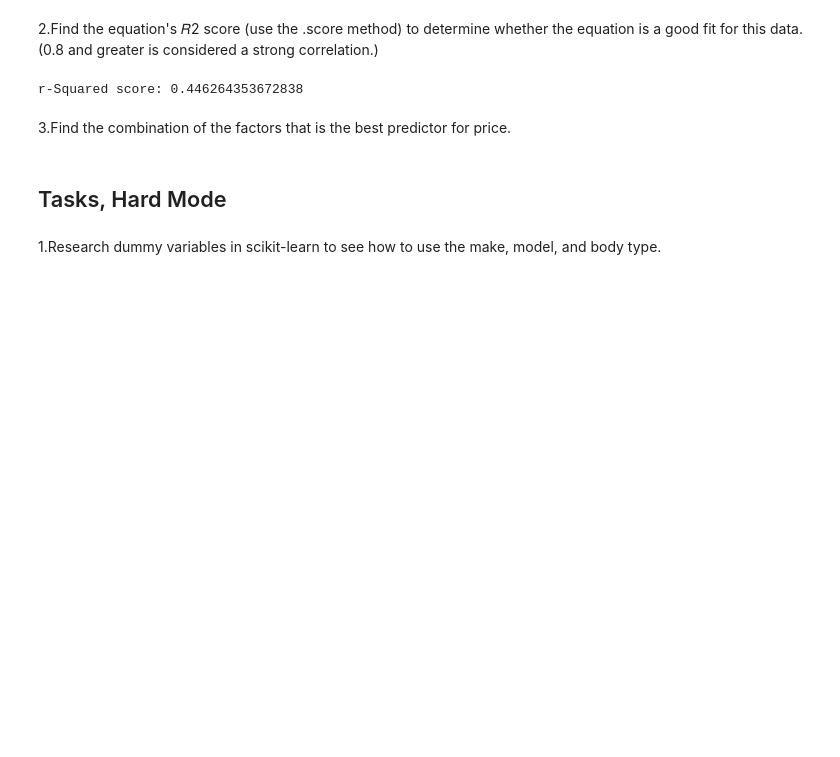
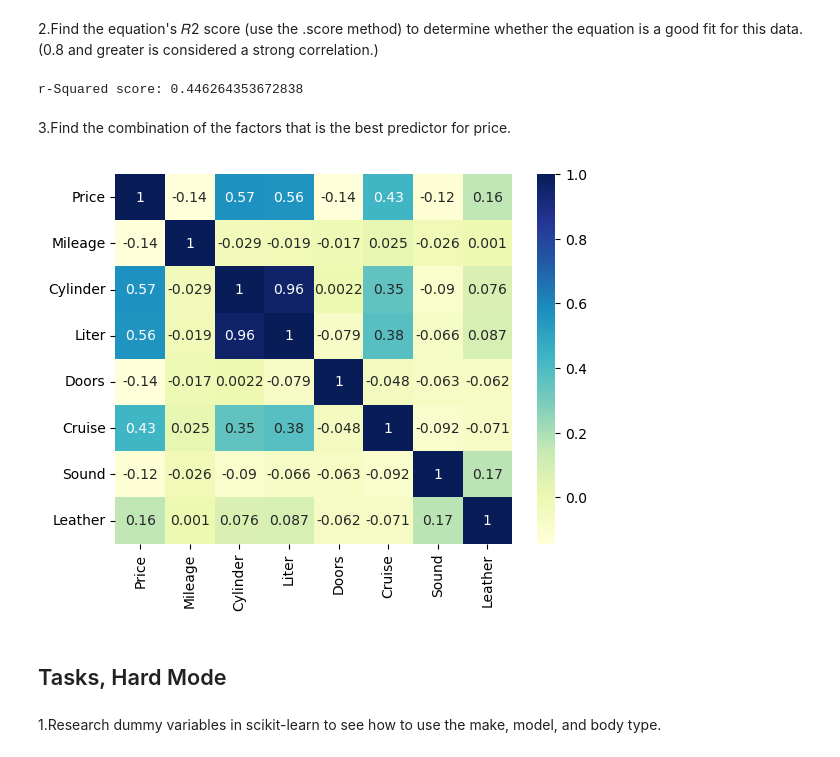
Before and after one commit to Rosan-akthar/GUVI-TASKS, a Jupyter notebook: Assignment8.ipynb, the cells around one changed output. Cells and saved outputs as stored; diff of their text form; code cells hidden in the pictures; blank space fills up the shorter version.

```diff
--- a/Assignment8.ipynb
+++ b/Assignment8.ipynb
@@ -112,6 +112,11 @@ print('r-Squared score:',model.score(x,y))
 r-Squared score: 0.446264353672838
 # %% [markdown]
 3.Find the combination of the factors that is the best predictor for price.
+# %%
+heat = sns.heatmap(df.corr(),cmap='YlGnBu',annot = True)
+plt.show()
+# %% [output]
+[figure, added]
 # %% [markdown]
 ## Tasks, Hard Mode
 # %% [markdown]
```
Also changed, not shown: 1 other file.
